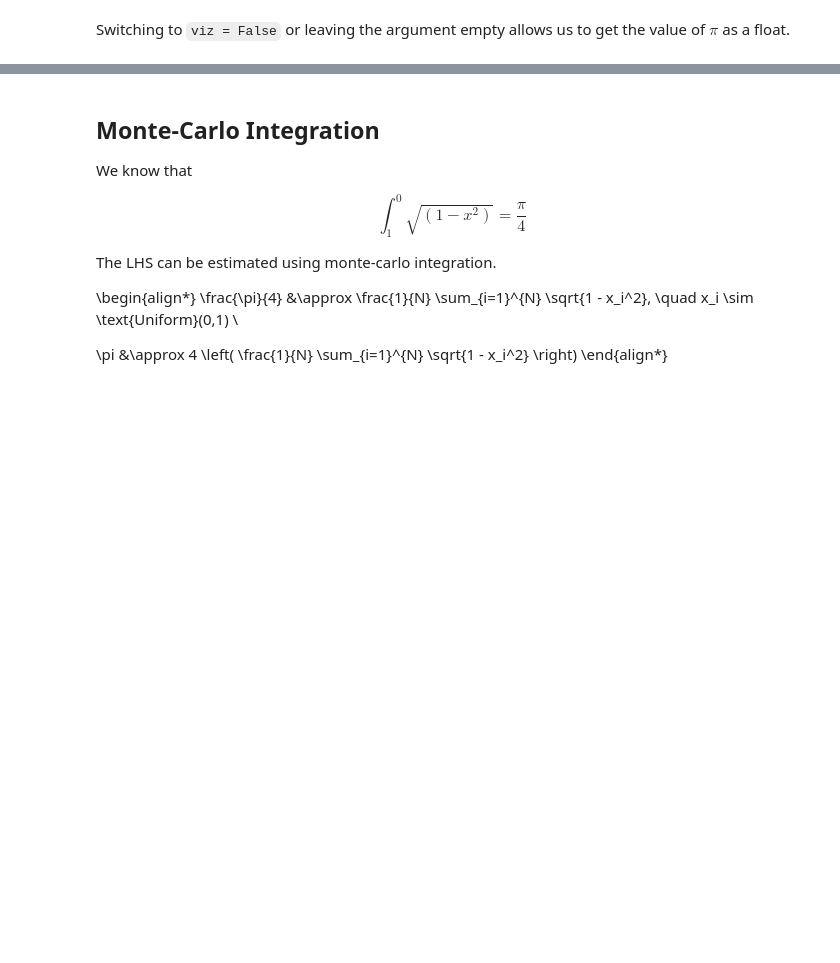
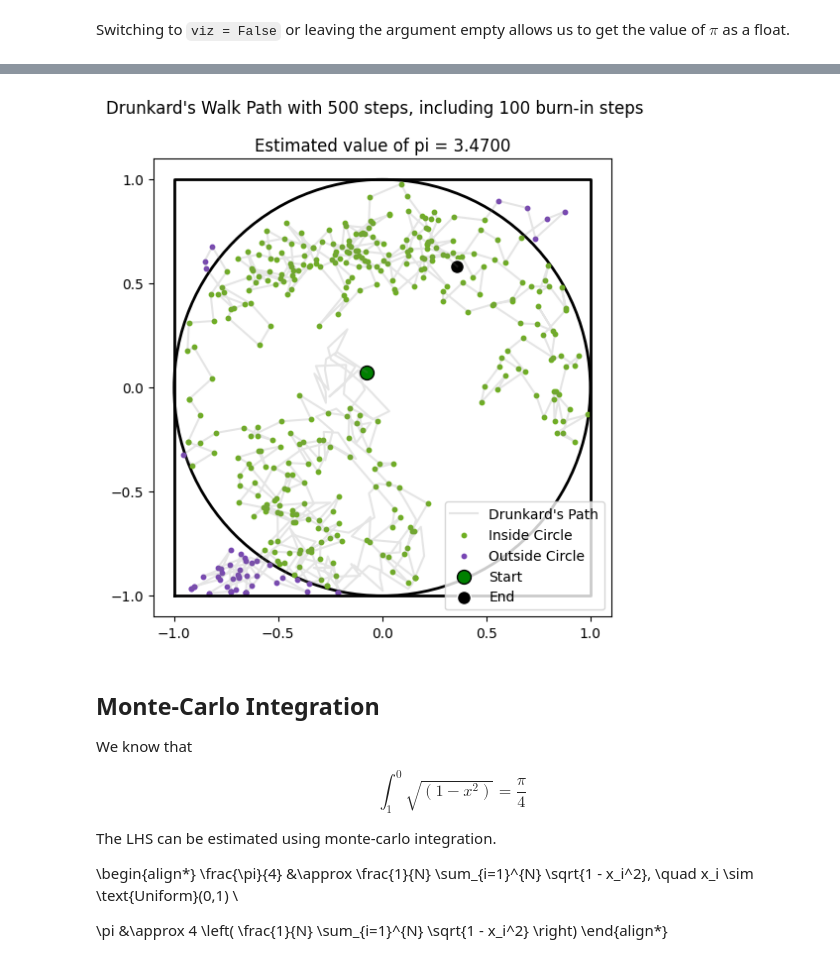
Before and after one commit to kunzhi-yu/pyeatspi, a Jupyter notebook: demo.ipynb, the cells around one changed output, grey strips where cells are left out. Drawn from its saved outputs; the diff is of its cells as text; code cells hidden in the pictures; blank space fills up the shorter version.

Commit message:
demo, readme updates. add burn in.

```diff
--- a/demo.ipynb
+++ b/demo.ipynb
@@ -52,3 +53,8 @@ pie = pyeatspi.estimate(sample_size=200, method="drunkard", viz=True)
+# %%
+# You can also define your step size and number of burn-in samples
+pie = pyeatspi.estimate(sample_size=500, method="drunkard", viz=True, step_size = 0.15, burn_in = 100)
+# %% [output]
+[figure, added]
 # %% [markdown]
 ## Monte-Carlo Integration
 
```
Also changed, not shown: parts of 12 cells of this notebook, 2 other files.
